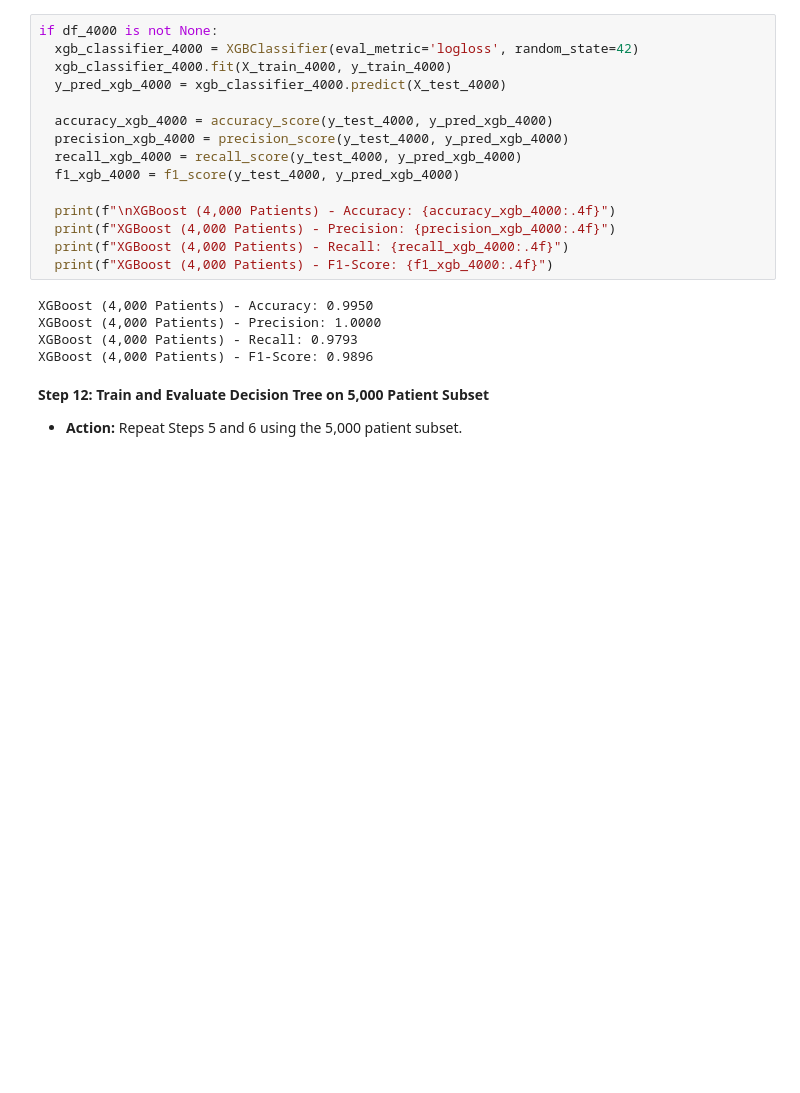
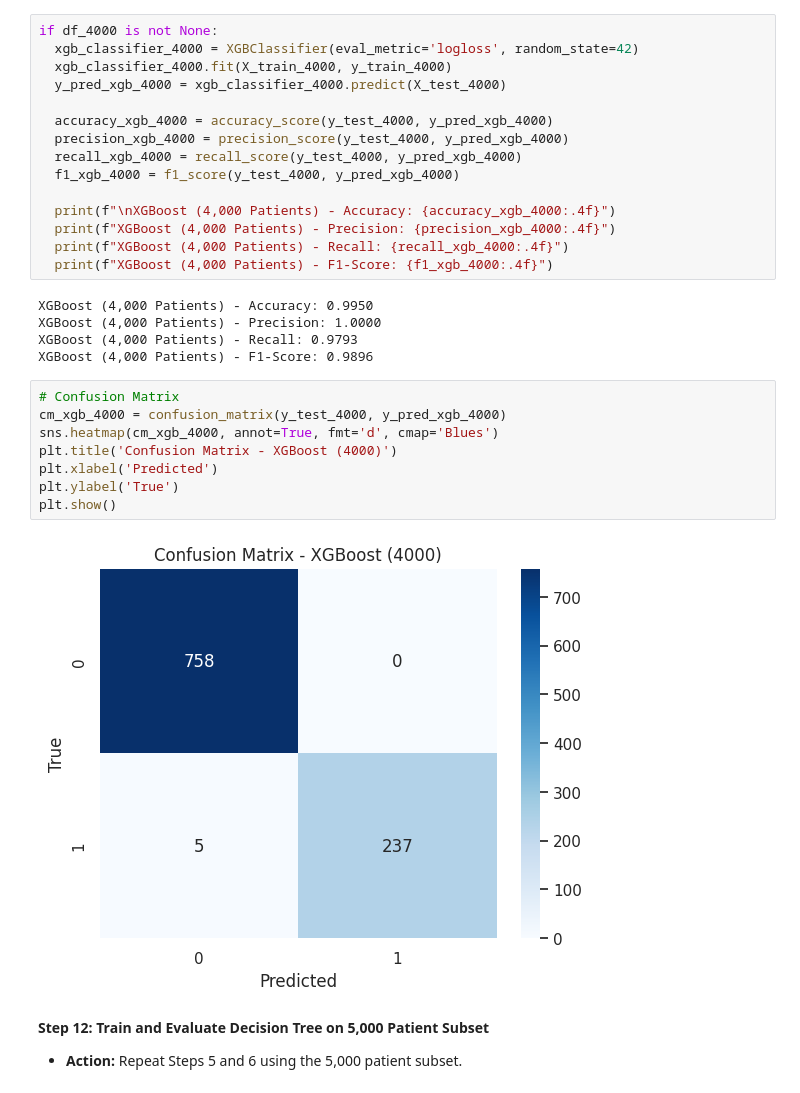
Before and after one commit to sadullahozcan/sarcopenia_eda_analysis, a Jupyter notebook: EDA_09_Machine_Learning_02.ipynb, the cells around one changed output. Drawn from its saved outputs; the diff is of its cells as text; blank space fills up the shorter version.

```diff
--- a/EDA_09_Machine_Learning_02.ipynb
+++ b/EDA_09_Machine_Learning_02.ipynb
@@ -280,6 +290,16 @@ XGBoost (4,000 Patients) - Accuracy: 0.9950
 XGBoost (4,000 Patients) - Precision: 1.0000
 XGBoost (4,000 Patients) - Recall: 0.9793
 XGBoost (4,000 Patients) - F1-Score: 0.9896
+# %%
+# Confusion Matrix
+cm_xgb_4000 = confusion_matrix(y_test_4000, y_pred_xgb_4000)
+sns.heatmap(cm_xgb_4000, annot=True, fmt='d', cmap='Blues')
+plt.title('Confusion Matrix - XGBoost (4000)')
+plt.xlabel('Predicted')
+plt.ylabel('True')
+plt.show()
+# %% [output]
+[figure, added]
 # %% [markdown]
 **Step 12: Train and Evaluate Decision Tree on 5,000 Patient Subset**
 * **Action:** Repeat Steps 5 and 6 using the 5,000 patient subset.
```
Also changed, not shown: parts of 5 cells of this notebook.
